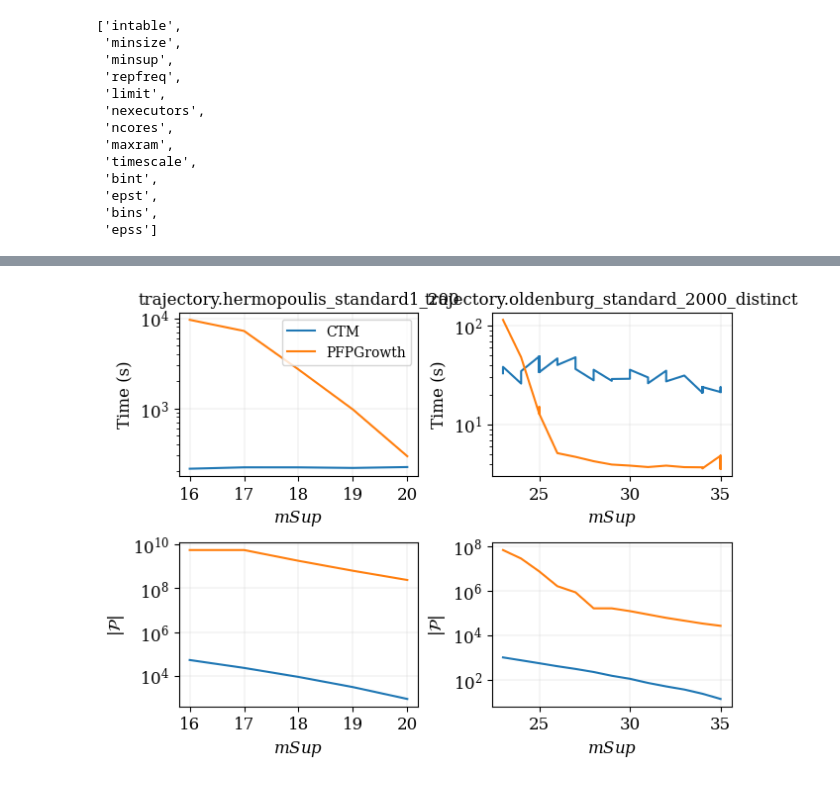
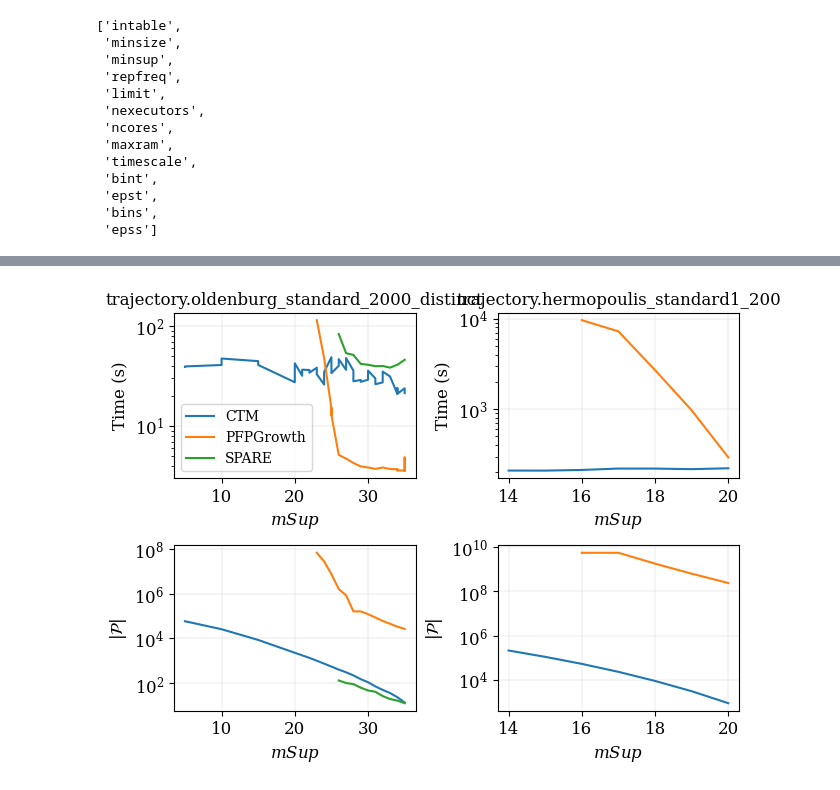
Before and after one commit to w4bo/ctm, a Jupyter notebook: src/main/python/CTM/PFPGrowth.ipynb, the cells around one changed output, grey strips where cells are left out. Saved outputs shown, nothing was run; the diff lists cells and outputs as text; code cells hidden in the pictures.

Commit message:
update charts

```diff
--- a/src/main/python/CTM/PFPGrowth.ipynb
+++ b/src/main/python/CTM/PFPGrowth.ipynb
@@ -166,3 +166,7 @@ df2
  'epst',
  'bins',
  'epss']
+# %%
+df4 = pd.read_csv('../../../../results/SPARE_stats.csv')
+df4 = df4.rename({'m': 'minsize', 'k': 'minsup', 'validpatterns': 'nitemsets'}, axis=1)
+df4
@@ -169,4 +185,6 @@ df2
 # %%
-df3 = df1.merge(df2, on=[x for x in df1.columns if x in ['intable', 'epss', 'bins', 'epst', 'bint', 'maxram', 'ncores', 'intable', 'minsize', 'minsup', 'repfreq',  'limit', 'nexecutors',]])
+l = [x for x in df1.columns if x in ['intable', 'epss', 'bins', 'epst', 'bint', 'maxram', 'ncores', 'intable', 'minsize', 'minsup', 'repfreq',  'limit', 'nexecutors',]]
+df3 = df2.merge(df1, on=l, how='left').merge(df4, how='left', on=['intable', 'minsize', 'minsup'])
+df3 = df3.sort_values("minsup")
 df3
 # %% [output]
@@ -200,8 +214,7 @@ Index(['time(ms)_x', 'intable', 'minsize', 'minsup', 'nitemsets_x', 'repfreq',
       dtype='object')
 # %%
-df3 = df3[['intable', 'minsup', 'time(ms)_x', 'time(ms)_y', 'nitemsets_x', 'nitemsets_y']]
 df3['time(ms)_x'] = df3['time(ms)_x'] / 1000
 df3['time(ms)_y'] = df3['time(ms)_y'] / 1000
-df3 = df3.sort_values("minsup")
+df3['time(ms)'] = df3['time(ms)'] / 1000
 df3
 # %% [output]
@@ -235,19 +234,21 @@ See the caveats in the documentation: https://pandas.pydata.org/pandas-docs/stab
 # %%
-fig, ax = plt.subplots(2, len(df3["intable"].unique()), constrained_layout=True)
-for i, intable in enumerate(df3["intable"].unique()):
-    axs = ax[0][i]
-    df3[df3["intable"] == intable].rename(columns={'time(ms)_x': 'PFPGrowth', 'time(ms)_y': 'CTM', 'minsup': '$mSup$'}).plot(fontsize=BIGGER_SIZE, ax=axs, x='$mSup$', y=['CTM', 'PFPGrowth'], logy=True, legend=i == 0)
+c = ["trajectory.oldenburg_standard_2000_distinct", "trajectory.hermopoulis_standard1_200"]
+col = len(c)
+fig, ax = plt.subplots(2, col, constrained_layout=True)
+for i, intable in enumerate(c):
+    axs = ax[0][i] if col > 1 else ax[0]
+    df3[df3["intable"] == intable].rename(columns={'time(ms)_y': 'PFPGrowth', 'time(ms)': 'SPARE', 'time(ms)_x': 'CTM', 'minsup': '$mSup$'}).plot(fontsize=BIGGER_SIZE, ax=axs, x='$mSup$', y=['CTM', 'PFPGrowth', 'SPARE'], logy=True, legend=i == 0)
     default_plotsetup(axs)
     axs.set_title(intable)
     axs.set_ylabel('Time (s)', fontsize=BIGGER_SIZE)
     axs.set_xlabel('$mSup$', fontsize=BIGGER_SIZE)
 
-    axs = ax[1][i]
-    df3[df3["intable"] == intable].rename(columns={'nitemsets_x': 'PFPGrowth', 'nitemsets_y': 'CTM', 'minsup': '$mSup$'}).plot(fontsize=BIGGER_SIZE, ax=axs, x='$mSup$', y=['CTM', 'PFPGrowth'], logy=True, legend=False)
+    axs = ax[1][i] if col > 1 else ax[1]
+    df3[df3["intable"] == intable].rename(columns={'nitemsets_y': 'PFPGrowth', 'nitemsets': 'SPARE', 'nitemsets_x': 'CTM', 'minsup': '$mSup$'}).plot(fontsize=BIGGER_SIZE, ax=axs, x='$mSup$', y=['CTM', 'PFPGrowth', 'SPARE'], logy=True, legend=False)
     default_plotsetup(axs)
     axs.set_ylabel('$|\mathcal{P}|$', fontsize=BIGGER_SIZE)
     axs.set_xlabel('$mSup$',          fontsize=BIGGER_SIZE)
     # fig.savefig('../../../../output/pfpgrowth-time.svg')
 fig
 # %% [output]
-[figure, old version]
+[figure, new version]
```
Also changed, not shown: parts of 4 cells of this notebook.
